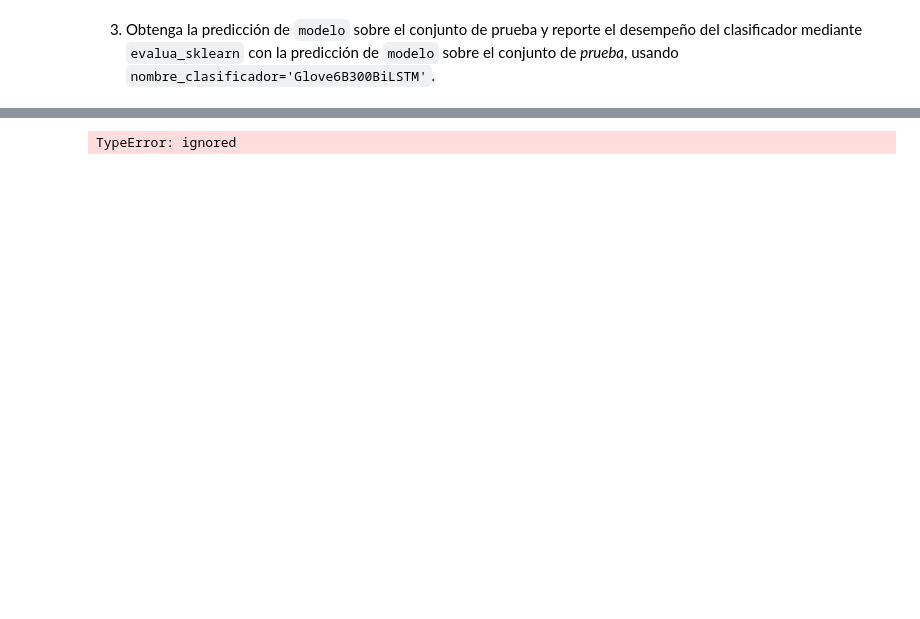
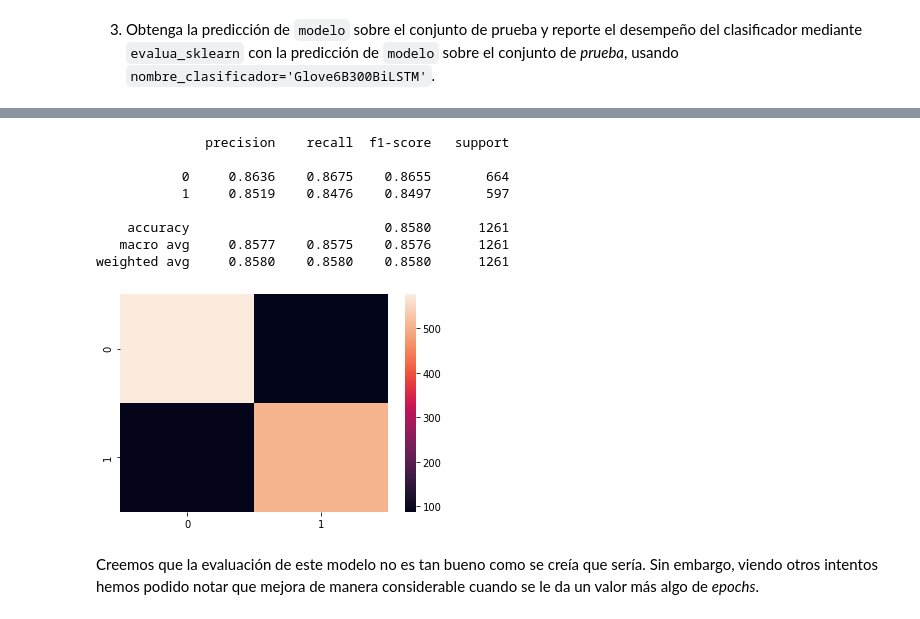
Before and after one commit to kurtwalsen/MA6202-Ejercicio-3, a Jupyter notebook: P5_e3.ipynb, the cells around one changed output, grey strips where cells are left out. Cells and saved outputs as stored; diff of their text form; code cells hidden in the pictures; blank space fills up the shorter version.

```diff
--- a/P5_e3.ipynb
+++ b/P5_e3.ipynb
@@ -956,4 +963,44 @@ tensor([[ 0.2162],
-# %%
-test_td.pro_X
-# %% [output]
-TypeError: ignored
+# %%
+modelo_besto = pd.read_pickle(os.getcwd() + '/modelos/Glove6B300BiLSTM.pk')
+# %%
+news =[]
+orden =[]
+labels =[]
+
+for test in test_iter:
+  news.append(test.pro_X[0])
+  orden.append(test.pro_X[1])
+  labels.append(test.etiqueta)
+# %%
+%%capture
+preds = []
+labs =[]
+
+for i in range(40):
+  prediccion = modelo_besto.forward(news[i],orden[i]).cpu().detach().numpy()
+  prediccion[prediccion>0.5]=1
+  prediccion[prediccion<0.5]=0
+  preds.append(prediccion.astype(int))
+
+  tick = labels[i].cpu().detach().numpy().astype(int)
+  labs.append(tick)
+# %%
+y_pred=[]
+y_true=[]
+for i in range(40):
+  y_pred.extend(preds[i])
+  y_true.extend(labs[i])
+# %%
+evalua_sklearn(y_true,y_pred,'Glove6B300BiLSTM')
+# %% [output]
+              precision    recall  f1-score   support
+
+           0     0.8636    0.8675    0.8655       664
+           1     0.8519    0.8476    0.8497       597
+
+    accuracy                         0.8580      1261
+   macro avg     0.8577    0.8575    0.8576      1261
+weighted avg     0.8580    0.8580    0.8580      1261
+[figure, added]
+# %% [markdown]
+Creemos que la evaluación de este modelo no es tan bueno como se creía que sería. Sin embargo, viendo otros intentos hemos podido notar que mejora de manera considerable cuando se le da un valor más algo de _epochs_.
```
Also changed, not shown: parts of 8 cells of this notebook, 2 other files.
